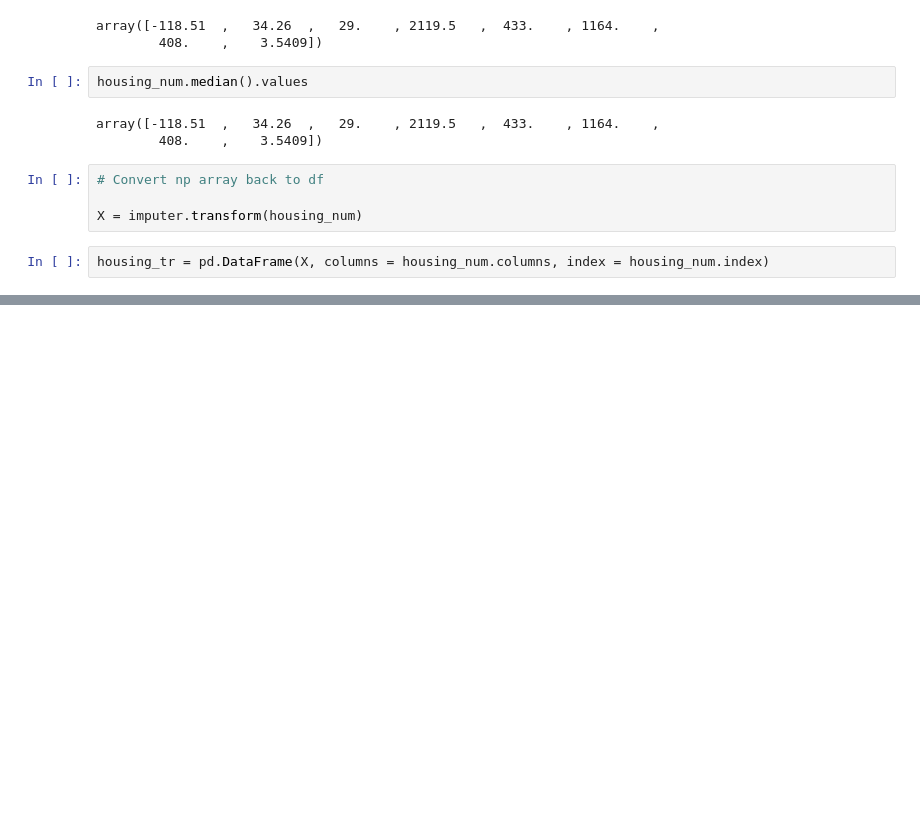
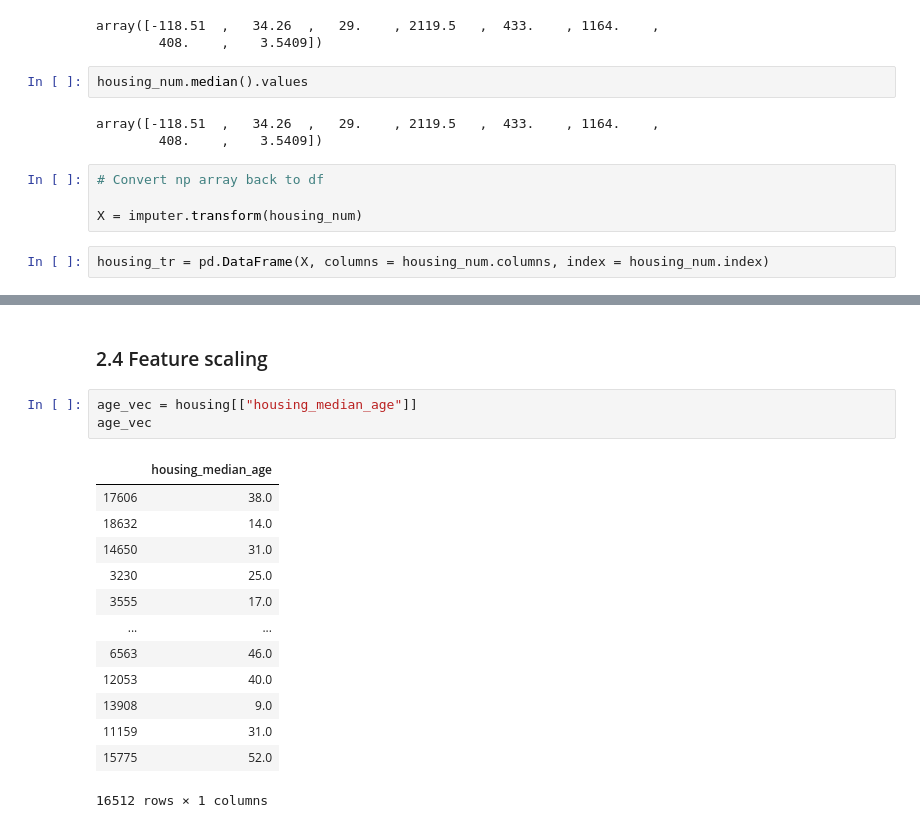
Before and after one commit to rschmidt347/python_ML, a Jupyter notebook: 02_end_to_end_ml_project.ipynb, the cells around one changed output, grey strips where cells are left out. Drawn from its saved outputs; the diff is of its cells as text; blank space fills up the shorter version.

```diff
--- a/02_end_to_end_ml_project.ipynb
+++ b/02_end_to_end_ml_project.ipynb
@@ -347,0 +459,19 @@ housing_tr = pd.DataFrame(X, columns = housing_num.columns, index = housing_num.
+# %% [markdown]
+### 2.4 Feature scaling
+# %%
+age_vec = housing[["housing_median_age"]]
+age_vec
+# %% [output]
+|  | housing_median_age |
+| 17606 | 38.0 |
+| 18632 | 14.0 |
+| 14650 | 31.0 |
+| 3230 | 25.0 |
+| 3555 | 17.0 |
+| ... | ... |
+| 6563 | 46.0 |
+| 12053 | 40.0 |
+| 13908 | 9.0 |
+| 11159 | 31.0 |
+| 15775 | 52.0 |
+16512 rows × 1 columns
```
Also changed, not shown: parts of 54 cells of this notebook.
